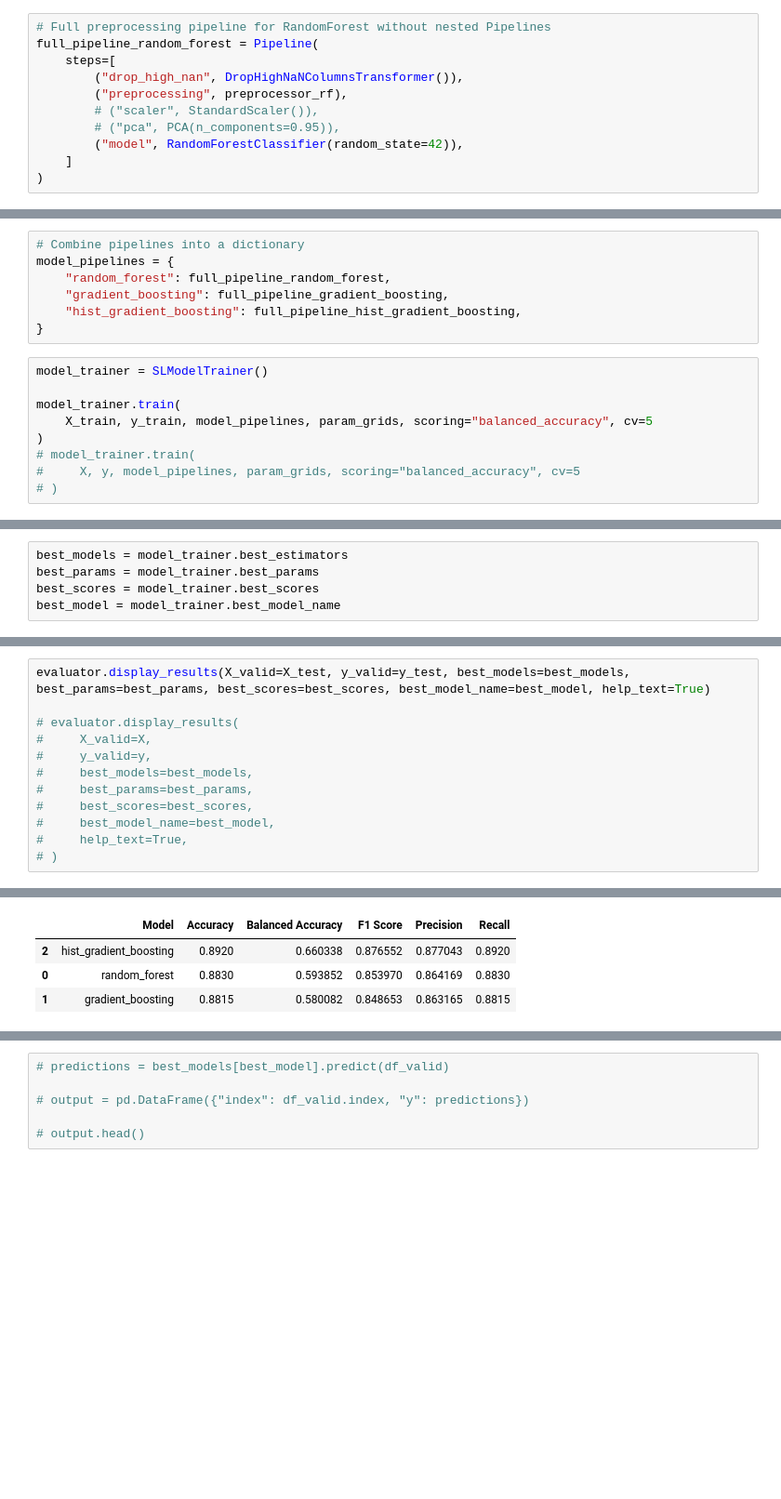
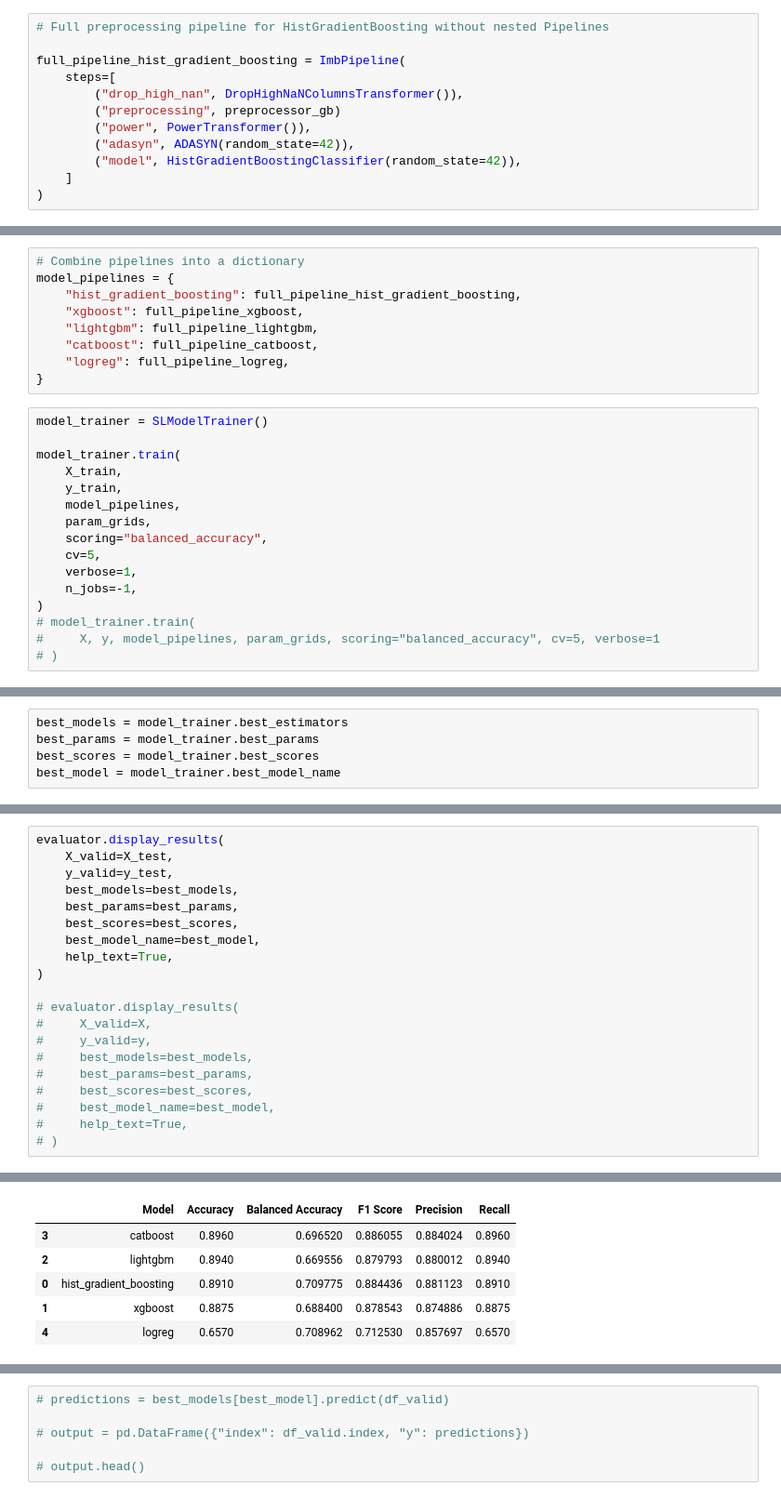
Before and after one commit to DeadNord/customer_churn_classification, a Jupyter notebook: SLChurnClass.ipynb, the cells around one changed output, grey strips where cells are left out. Shown at 93% size. Saved outputs shown, nothing was run; the diff lists cells and outputs as text; blank space fills up the shorter version.

```diff
--- a/SLChurnClass.ipynb
+++ b/SLChurnClass.ipynb
@@ -223,13 +201,14 @@ Summary Statistics for Low Importance Features:
 |  | mean | median | min | max | sum |
 | Importance | 0.000437 | 0.000104 | 0.0 | 0.00764 | 0.0297 |
 # %%
-# Full preprocessing pipeline for RandomForest without nested Pipelines
-full_pipeline_random_forest = Pipeline(
+# Full preprocessing pipeline for HistGradientBoosting without nested Pipelines
+
+full_pipeline_hist_gradient_boosting = ImbPipeline(
     steps=[
         ("drop_high_nan", DropHighNaNColumnsTransformer()),
-        ("preprocessing", preprocessor_rf),
-        # ("scaler", StandardScaler()),
-        # ("pca", PCA(n_components=0.95)),
-        ("model", RandomForestClassifier(random_state=42)),
+        ("preprocessing", preprocessor_gb)
+        ("power", PowerTransformer()),
+        ("adasyn", ADASYN(random_state=42)),
+        ("model", HistGradientBoostingClassifier(random_state=42)),
     ]
 )
@@ -335,16 +326,25 @@ param_grids = {
 # %%
 # Combine pipelines into a dictionary
 model_pipelines = {
-    "random_forest": full_pipeline_random_forest,
-    "gradient_boosting": full_pipeline_gradient_boosting,
     "hist_gradient_boosting": full_pipeline_hist_gradient_boosting,
+    "xgboost": full_pipeline_xgboost,
+    "lightgbm": full_pipeline_lightgbm,
+    "catboost": full_pipeline_catboost,
+    "logreg": full_pipeline_logreg,
 }
 # %%
 model_trainer = SLModelTrainer()
 
 model_trainer.train(
-    X_train, y_train, model_pipelines, param_grids, scoring="balanced_accuracy", cv=5
+    X_train,
+    y_train,
+    model_pipelines,
+    param_grids,
+    scoring="balanced_accuracy",
+    cv=5,
+    verbose=1,
+    n_jobs=-1,
 )
 # model_trainer.train(
-#     X, y, model_pipelines, param_grids, scoring="balanced_accuracy", cv=5
+#     X, y, model_pipelines, param_grids, scoring="balanced_accuracy", cv=5, verbose=1
 # )
@@ -376,19 +470,29 @@ Pipeline(steps=[('drop_high_nan', DropHighNaNColumnsTransformer()),
 # %%
-evaluator.display_results(X_valid=X_test, y_valid=y_test, best_models=best_models, best_params=best_params, best_scores=best_scores, best_model_name=best_model, help_text=True)
+evaluator.display_results(
+    X_valid=X_test,
+    y_valid=y_test,
+    best_models=best_models,
+    best_params=best_params,
+    best_scores=best_scores,
+    best_model_name=best_model,
+    help_text=True,
+)
 
 # evaluator.display_results(
 #     X_valid=X,
 #     y_valid=y,
 #     best_models=best_models,
 #     best_params=best_params,
 #     best_scores=best_scores,
 #     best_model_name=best_model,
 #     help_text=True,
 # )
 # %% [output]
 Evaluation Metrics for Validation Set:
 |  | Model | Accuracy | Balanced Accuracy | F1 Score | Precision | Recall |
-| 2 | hist_gradient_boosting | 0.8920 | 0.660338 | 0.876552 | 0.877043 | 0.8920 |
-| 0 | random_forest | 0.8830 | 0.593852 | 0.853970 | 0.864169 | 0.8830 |
-| 1 | gradient_boosting | 0.8815 | 0.580082 | 0.848653 | 0.863165 | 0.8815 |
+| 3 | catboost | 0.8960 | 0.696520 | 0.886055 | 0.884024 | 0.8960 |
+| 2 | lightgbm | 0.8940 | 0.669556 | 0.879793 | 0.880012 | 0.8940 |
+| 0 | hist_gradient_boosting | 0.8910 | 0.709775 | 0.884436 | 0.881123 | 0.8910 |
+| 1 | xgboost | 0.8875 | 0.688400 | 0.878543 | 0.874886 | 0.8875 |
+| 4 | logreg | 0.6570 | 0.708962 | 0.712530 | 0.857697 | 0.6570 |
 Best Parameters for Each Model (found during cross-validation):
```
Also changed, not shown: parts of 15 cells of this notebook, 6 other files.
